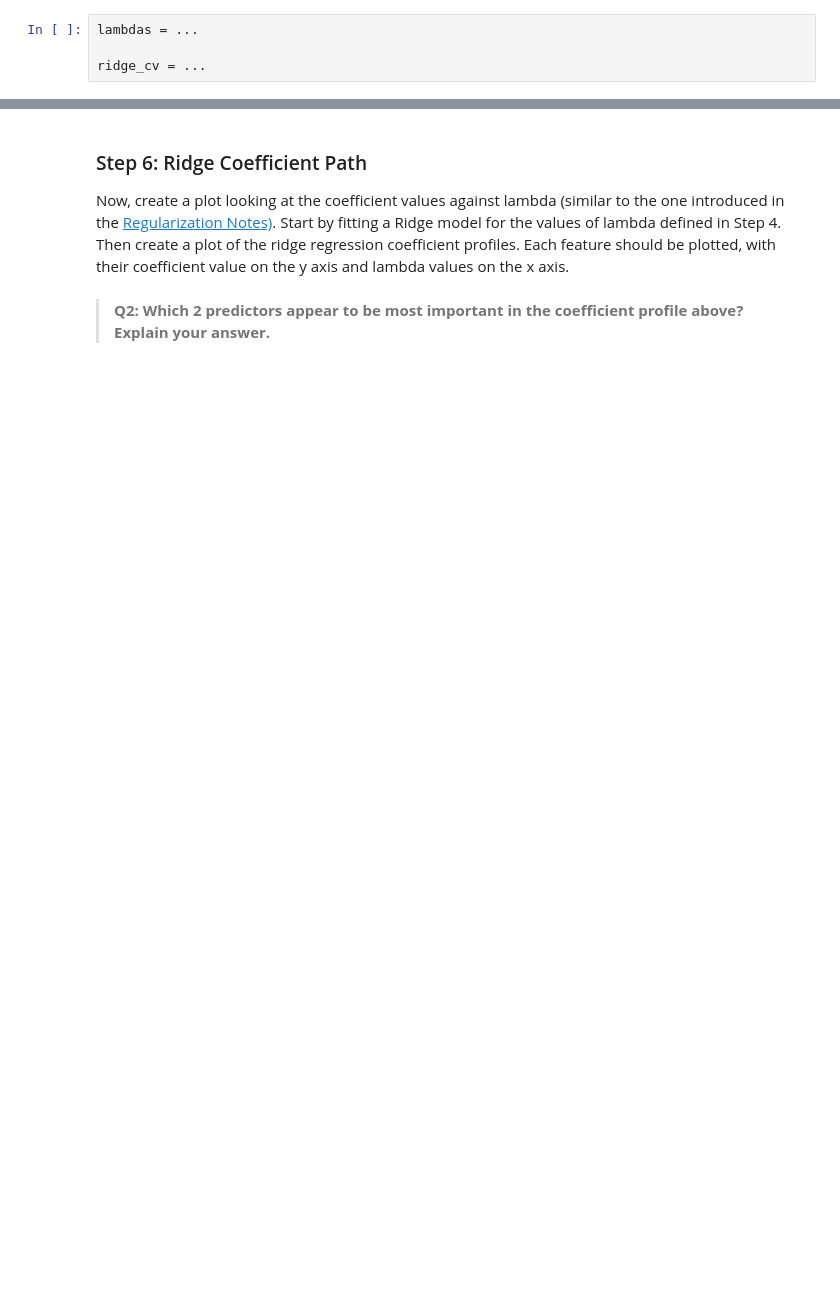
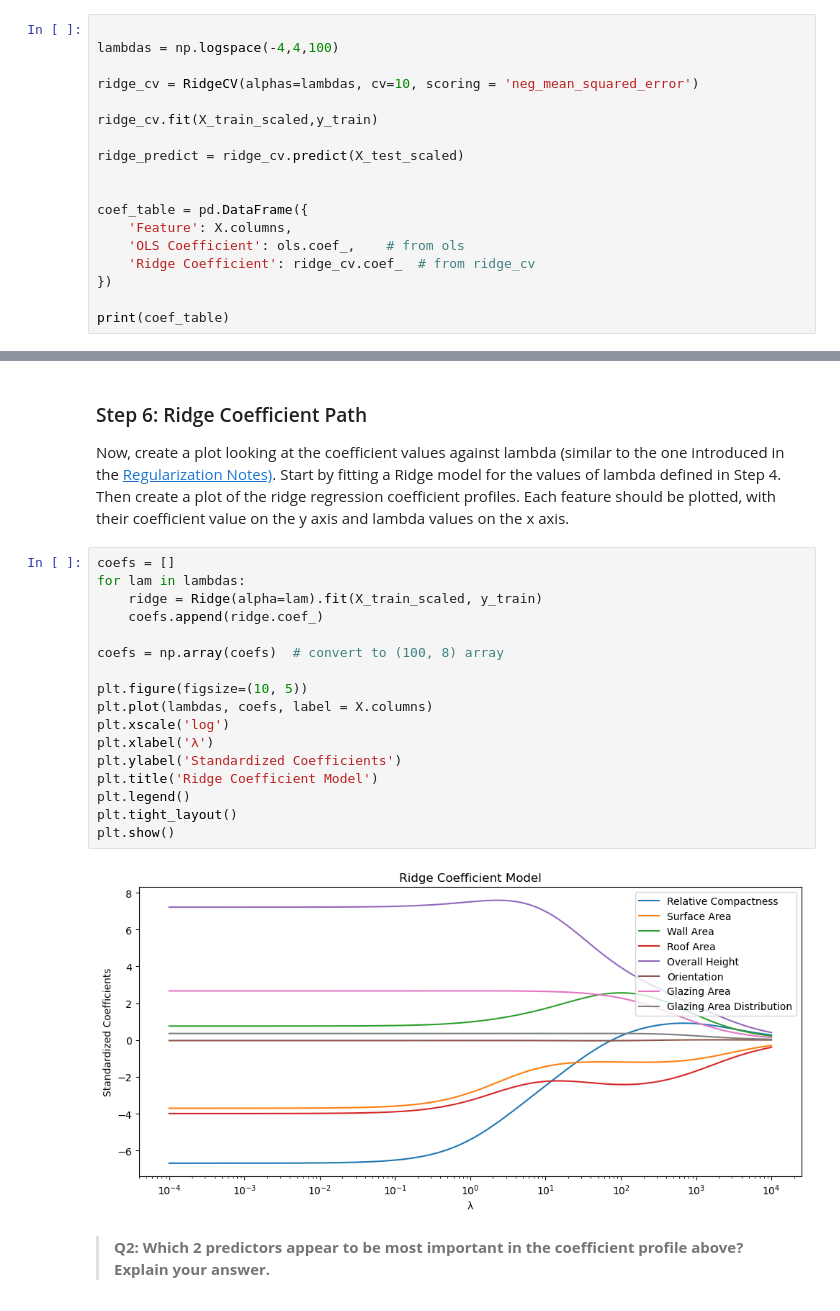
Before and after one commit to marietolteca00/assignment-3, a Jupyter notebook: task1/hw3-task1.ipynb, the cells around one changed output, grey strips where cells are left out. Saved outputs shown, nothing was run; the diff lists cells and outputs as text; blank space fills up the shorter version.

```diff
--- a/task1/hw3-task1.ipynb
+++ b/task1/hw3-task1.ipynb
@@ -148,6 +161,20 @@ ridge_cv.alpha_   # Lambda with the best CV score
 
 After calling `.fit()`, `ridge_cv` behaves like a regular fitted `Ridge` model. You can call `.predict()`, inspect `.coef_`, and so on. The best lambda is stored in `ridge_cv.alpha_`.
 # %%
-lambdas = ...
 
-ridge_cv = ...
+lambdas = np.logspace(-4,4,100)
+
+ridge_cv = RidgeCV(alphas=lambdas, cv=10, scoring = 'neg_mean_squared_error')
+
+ridge_cv.fit(X_train_scaled,y_train)
+
+ridge_predict = ridge_cv.predict(X_test_scaled)
+
+
+coef_table = pd.DataFrame({
+    'Feature': X.columns,
+    'OLS Coefficient': ols.coef_,    # from ols
+    'Ridge Coefficient': ridge_cv.coef_  # from ridge_cv
+})
+
+print(coef_table)
@@ -177,6 +224,25 @@ grader.check("q4")
 ### Step 6: Ridge Coefficient Path
 
 Now, create a plot looking at the coefficient values against lambda (similar to the one introduced in the [Regularization Notes)](https://meds-eds-232.github.io/EDS-232-course-website/notes/6_linear_model_selection_and_regularization/6_linear_model_selection_and_regularization-NOTES.html). Start by fitting a Ridge model for the values of lambda defined in Step 4. Then create a plot of the ridge regression coefficient profiles. Each feature should be plotted, with their coefficient value on the y axis and lambda values on the x axis.
+# %%
+coefs = []
+for lam in lambdas:
+    ridge = Ridge(alpha=lam).fit(X_train_scaled, y_train)
+    coefs.append(ridge.coef_)
+
+coefs = np.array(coefs)  # convert to (100, 8) array
+
+plt.figure(figsize=(10, 5))
+plt.plot(lambdas, coefs, label = X.columns)
+plt.xscale('log')
+plt.xlabel('λ')
+plt.ylabel('Standardized Coefficients')
+plt.title('Ridge Coefficient Model')
+plt.legend()
+plt.tight_layout()
+plt.show()
+# %% [output]
+[figure, added]
 # %% [markdown]
 > **Q2: Which 2 predictors appear to be most important in the coefficient profile above? Explain your answer.**
 # %% [markdown]
```
Also changed, not shown: parts of 15 cells of this notebook.
